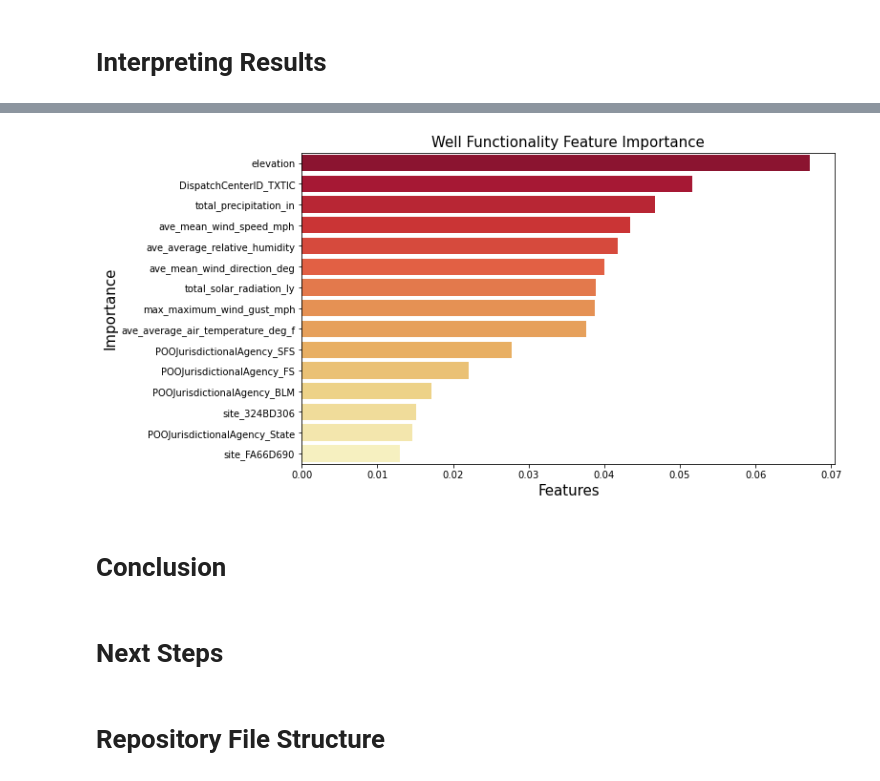
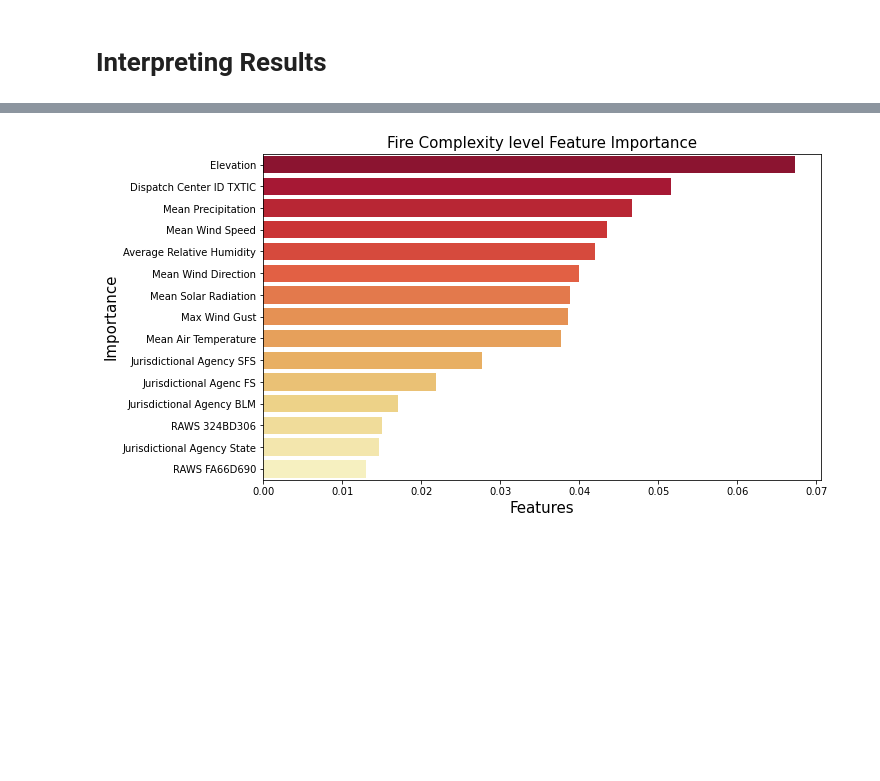
Before and after one commit to KeananG/ClassiFire, a Jupyter notebook: Modeling.ipynb, the cells around one changed output, grey strips where cells are left out. Cells and saved outputs as stored; diff of their text form; code cells hidden in the pictures; blank space fills up the shorter version.

```diff
--- a/Modeling.ipynb
+++ b/Modeling.ipynb
@@ -1383,7 +1510,7 @@ fire_final.dropna(subset=['total_solar_radiation_ly', 'ave_mean_wind_speed_mph',
 # %%
 # Saving fire to a final dataset
 # fire_final.to_csv('clean_fire_data.csv', index=False)
-fire_final = pd.read_csv('Data/clean_fire_data.csv.zip')
+fire_final = pd.read_csv('Data/clean_fire_data.csv.zip', low_memory=False)
 # %%
 fire_final
 # %% [output]
@@ -2246,30 +2484,26 @@ im_df['Original Name'].fillna(im_df['Feature Name'], inplace=True)
 # %%
 # Ploting Feature Importance
 # import branca.colormap as cm
 fig, ax = plt.subplots(figsize=(10,6))
 
 ax = sns.barplot(x=im_df['Feature Importance'], y=im_df['Original Name'], palette= 'YlOrRd_r')
-ax.set_title('Well Functionality Feature Importance', fontsize=15)
+ax.set_title('Fire Complexity level Feature Importance', fontsize=15)
 ax.set_xlabel('Features', fontsize=15)
 ax.set_ylabel('Importance', fontsize=15);
 
 # Changing Feature names
 
-# new_names = ['GPS Height', 'Quantity: Dry', 'Well Age', 'Amount TSH', 'Quantity: Enough',
-#              'Waterpoint Type: Other', 'Extraction Type: Other','Waterpoint Type: Standpipe',
-#             'Payment: Never pay', 'Waterpoint Type: Multiple Standpipes', 'Quantity: Insufficient',
-#             'Extraction Type: Gravity']
-# ax.set_yticklabels(new_names);
+new_names = ['Elevation', 'Dispatch Center ID TXTIC', 'Mean Precipitation',
+       'Mean Wind Speed', 'Average Relative Humidity',
+       'Mean Wind Direction', 'Mean Solar Radiation',
+       'Max Wind Gust', 'Mean Air Temperature',
+       'Jurisdictional Agency SFS', 'Jurisdictional Agenc FS',
+       'Jurisdictional Agency BLM', 'RAWS 324BD306',
+       'Jurisdictional Agency State', 'RAWS FA66D690']
 
-# plt.savefig('feature_importance.png', dpi=100, bbox_inches='tight')
+
+ax.set_yticklabels(new_names);
+
+plt.savefig('feature_importance.png', dpi=100, bbox_inches='tight')
 # %% [output]
-[figure, old version]
+[figure, new version]
-# %% [markdown]
-<a id="Conclusion"></a>
-# Conclusion
-# %% [markdown]
-<a id="next-steps"></a>
-# Next Steps
-# %% [markdown]
-<a id="repository-file-structure"></a>
-# Repository File Structure
```
Also changed, not shown: parts of 64 cells of this notebook, 16 other files.
